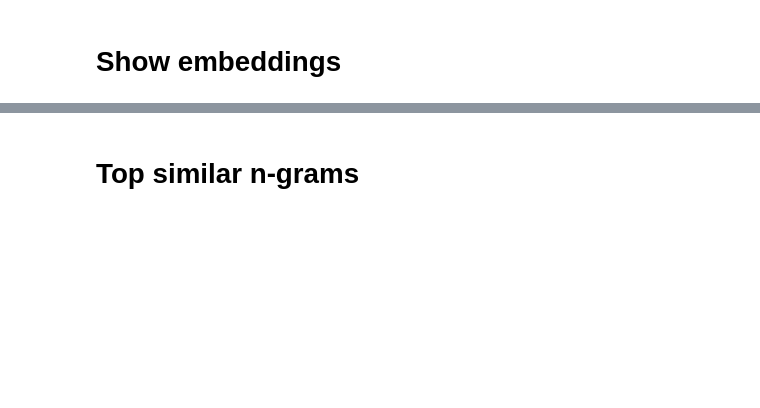
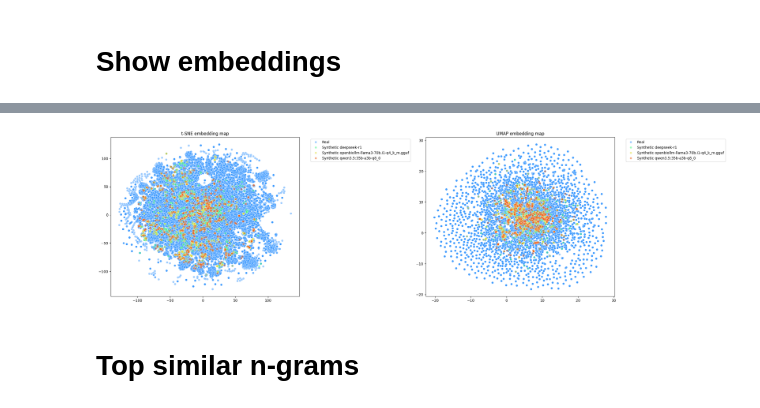
Before and after one commit to guillermoih/Alentar_Generation_LLM, a Jupyter notebook: Evaluate_DA.ipynb, the cells around one changed output, grey strips where cells are left out. Saved outputs shown, nothing was run; the diff lists cells and outputs as text; code cells hidden in the pictures; blank space fills up the shorter version.

```diff
--- a/Evaluate_DA.ipynb
+++ b/Evaluate_DA.ipynb
@@ -147,0 +163,4 @@ Falling back to random initialisation!
+# %%
+all_embeddings, labels = combine_embeddigs(emb_real, emb_da_dict)
+embeddings_2d_tsne = get_tsne_embeddings(all_embeddings)
+embeddings_2d_umap = get_umap_embeddings(all_embeddings)
@@ -148,3 +185,7 @@ Falling back to random initialisation!
+# %%
+show_embeddings(embeddings_2d_tsne, embeddings_2d_umap, labels)
+# %% [output]
+[figure, added]
 # %% [markdown]
 # Top similar n-grams
 # %%
```
Also changed, not shown: parts of 11 cells of this notebook, 4 other files.
